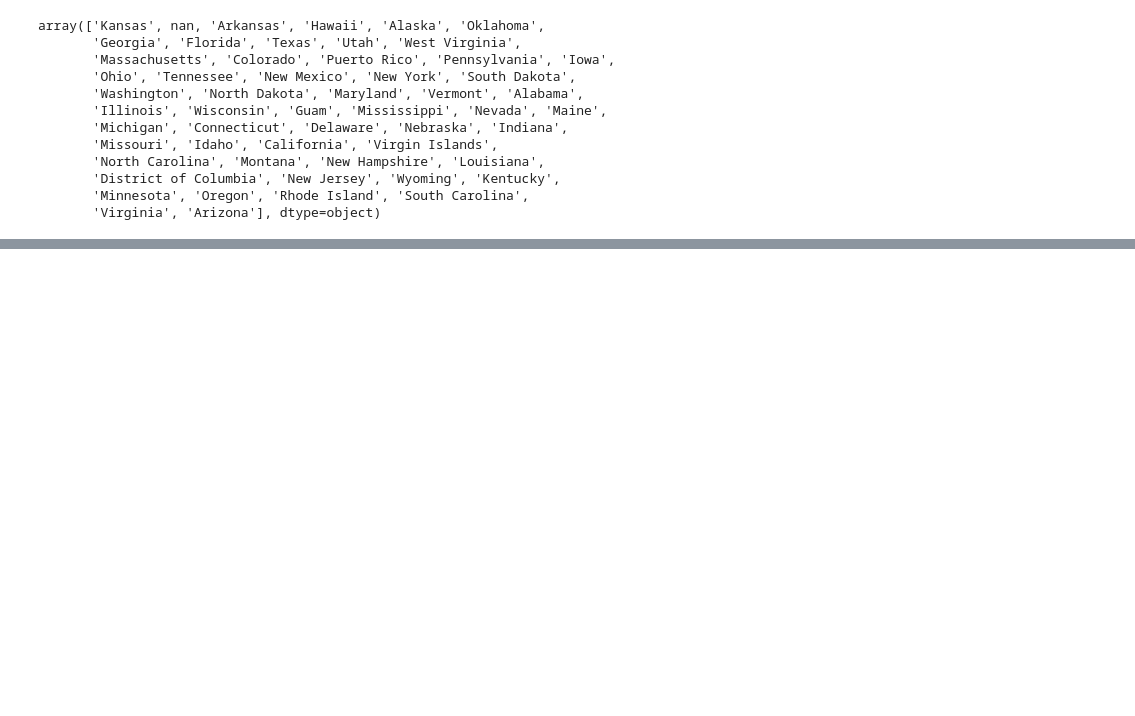
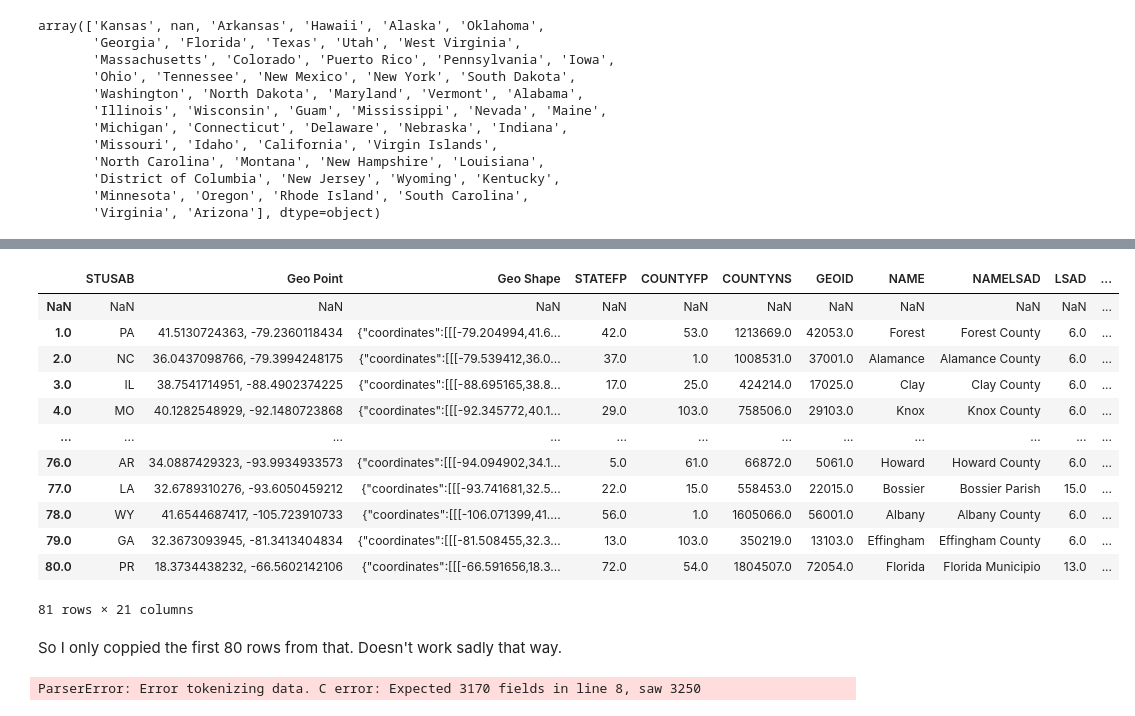
Before and after one commit to asullivan42/COVID_Bubble_Estimator, a Jupyter notebook: CDC data importer.ipynb, the cells around one changed output, grey strips where cells are left out. Drawn from its saved outputs; the diff is of its cells as text; code cells hidden in the pictures; blank space fills up the shorter version.

```diff
--- a/CDC data importer.ipynb
+++ b/CDC data importer.ipynb
@@ -170,0 +201,22 @@ array(['Kansas', nan, 'Arkansas', 'Hawaii', 'Alaska', 'Oklahoma',
+# %%
+pd.read_excel("./data/Opendatasoft_uscountyboundries.xlsx", index_col=0, header=0)
+# %% [output]
+|  | STUSAB | Geo Point | Geo Shape | STATEFP | COUNTYFP | COUNTYNS | GEOID | NAME | NAMELSAD | LSAD | ... |
+| NaN | NaN | NaN | NaN | NaN | NaN | NaN | NaN | NaN | NaN | NaN | ... |
+| 1.0 | PA | 41.5130724363, -79.2360118434 | {"coordinates":[[[-79.204994,41.6... | 42.0 | 53.0 | 1213669.0 | 42053.0 | Forest | Forest County | 6.0 | ... |
+| 2.0 | NC | 36.0437098766, -79.3994248175 | {"coordinates":[[[-79.539412,36.0... | 37.0 | 1.0 | 1008531.0 | 37001.0 | Alamance | Alamance County | 6.0 | ... |
+| 3.0 | IL | 38.7541714951, -88.4902374225 | {"coordinates":[[[-88.695165,38.8... | 17.0 | 25.0 | 424214.0 | 17025.0 | Clay | Clay County | 6.0 | ... |
+| 4.0 | MO | 40.1282548929, -92.1480723868 | {"coordinates":[[[-92.345772,40.1... | 29.0 | 103.0 | 758506.0 | 29103.0 | Knox | Knox County | 6.0 | ... |
+| ... | ... | ... | ... | ... | ... | ... | ... | ... | ... | ... | ... |
+| 76.0 | AR | 34.0887429323, -93.9934933573 | {"coordinates":[[[-94.094902,34.1... | 5.0 | 61.0 | 66872.0 | 5061.0 | Howard | Howard County | 6.0 | ... |
+| 77.0 | LA | 32.6789310276, -93.6050459212 | {"coordinates":[[[-93.741681,32.5... | 22.0 | 15.0 | 558453.0 | 22015.0 | Bossier | Bossier Parish | 15.0 | ... |
+| 78.0 | WY | 41.6544687417, -105.723910733 | {"coordinates":[[[-106.071399,41.... | 56.0 | 1.0 | 1605066.0 | 56001.0 | Albany | Albany County | 6.0 | ... |
+| 79.0 | GA | 32.3673093945, -81.3413404834 | {"coordinates":[[[-81.508455,32.3... | 13.0 | 103.0 | 350219.0 | 13103.0 | Effingham | Effingham County | 6.0 | ... |
+| 80.0 | PR | 18.3734438232, -66.5602142106 | {"coordinates":[[[-66.591656,18.3... | 72.0 | 54.0 | 1804507.0 | 72054.0 | Florida | Florida Municipio | 13.0 | ... |
+81 rows × 21 columns
+# %% [markdown]
+So I only coppied the first 80 rows from that.  Doesn't work sadly that way.
+# %%
+pd.read_csv("./data/us-county-boundaries.csv")
+# %% [output]
+ParserError: Error tokenizing data. C error: Expected 3170 fields in line 8, saw 3250
```
Also changed, not shown: parts of 6 cells of this notebook, 2 other files.
